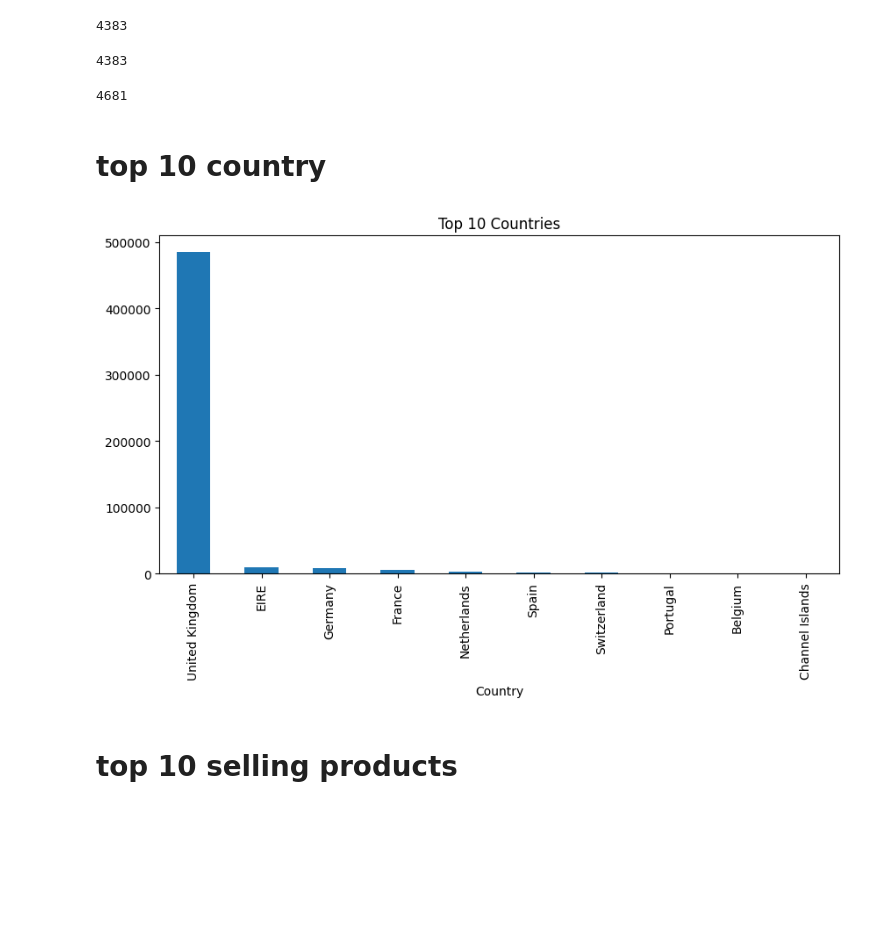
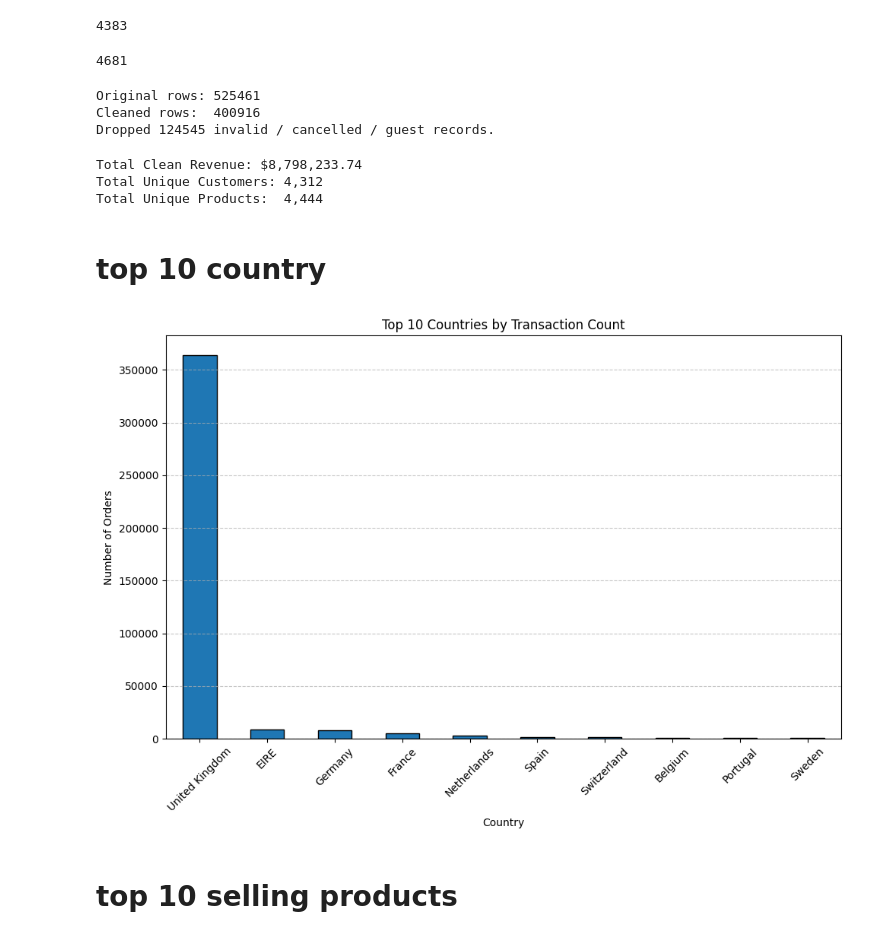
Before and after one commit to palak-2006/Intelligent-Retail-Analysis-Using-Machine-Learning, a Jupyter notebook: notebooks/01_online_retail_eda.ipynb, the cells around one changed output. Cells and saved outputs as stored; diff of their text form; code cells hidden in the pictures; blank space fills up the shorter version.

```diff
--- a/notebooks/01_online_retail_eda.ipynb
+++ b/notebooks/01_online_retail_eda.ipynb
@@ -84,24 +81,54 @@ array(['United Kingdom', 'France', 'USA', 'Belgium', 'Australia', 'EIRE',
 df["Customer ID"].nunique()
 # %% [output]
 4383
-# %%
-df["Customer ID"].nunique()
-# %% [output]
-4383
 # %%
 df["Description"].nunique()
 # %% [output]
 4681
+# %%
+df_clean = df.dropna(subset=["Customer ID"]).copy()
+
+df_clean = df_clean.drop_duplicates()
+
+df_clean = df_clean[~df_clean["Invoice"].astype(str).str.startswith("C")]
+
+df_clean = df_clean[(df_clean["Quantity"] > 0) & (df_clean["Price"] > 0)]
+
+df_clean["Customer ID"] = df_clean["Customer ID"].astype(int)
+
+print(f"Original rows: {df.shape[0]}")
+print(f"Cleaned rows:  {df_clean.shape[0]}")
+print(f"Dropped {df.shape[0] - df_clean.shape[0]} invalid / cancelled / guest records.")
+# %% [output]
+Original rows: 525461
+Cleaned rows:  400916
+Dropped 124545 invalid / cancelled / guest records.
+# %%
+df_clean["InvoiceDate"] = pd.to_datetime(df_clean["InvoiceDate"])
+df_clean["Month"] = df_clean["InvoiceDate"].dt.to_period("M")
+df_clean["Sales"] = df_clean["Quantity"] * df_clean["Price"]
+
+print(f"Total Clean Revenue: ${df_clean['Sales'].sum():,.2f}")
+print(f"Total Unique Customers: {df_clean['Customer ID'].nunique():,}")
+print(f"Total Unique Products:  {df_clean['Description'].nunique():,}")
+# %% [output]
+Total Clean Revenue: $8,798,233.74
+Total Unique Customers: 4,312
+Total Unique Products:  4,444
 # %% [markdown]
 # top 10 country
 # %%
-top_country = df["Country"].value_counts().head(10)
+top_country = df_clean["Country"].value_counts().head(10)
 
-plt.figure(figsize=(10,5))
-top_country.plot(kind="bar")
-plt.title("Top 10 Countries")
+plt.figure(figsize=(10, 7))
+top_country.plot(kind="bar", edgecolor="black")
+plt.title("Top 10 Countries by Transaction Count")
+plt.ylabel("Number of Orders")
+plt.xticks(rotation=45)
+plt.grid(axis="y", linestyle="--", alpha=0.7)
+plt.tight_layout()
 plt.show()
 # %% [output]
-[figure, old version]
+[figure, new version]
 # %% [markdown]
 # top 10 selling products
```
Also changed, not shown: parts of 15 cells of this notebook, 46 other files.
